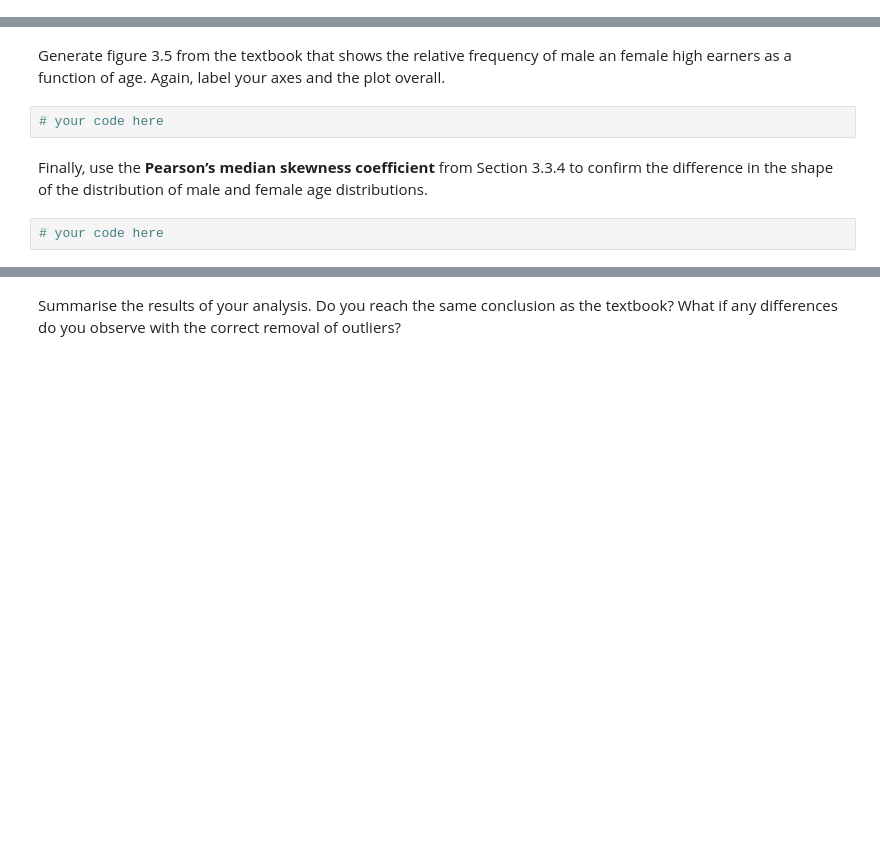
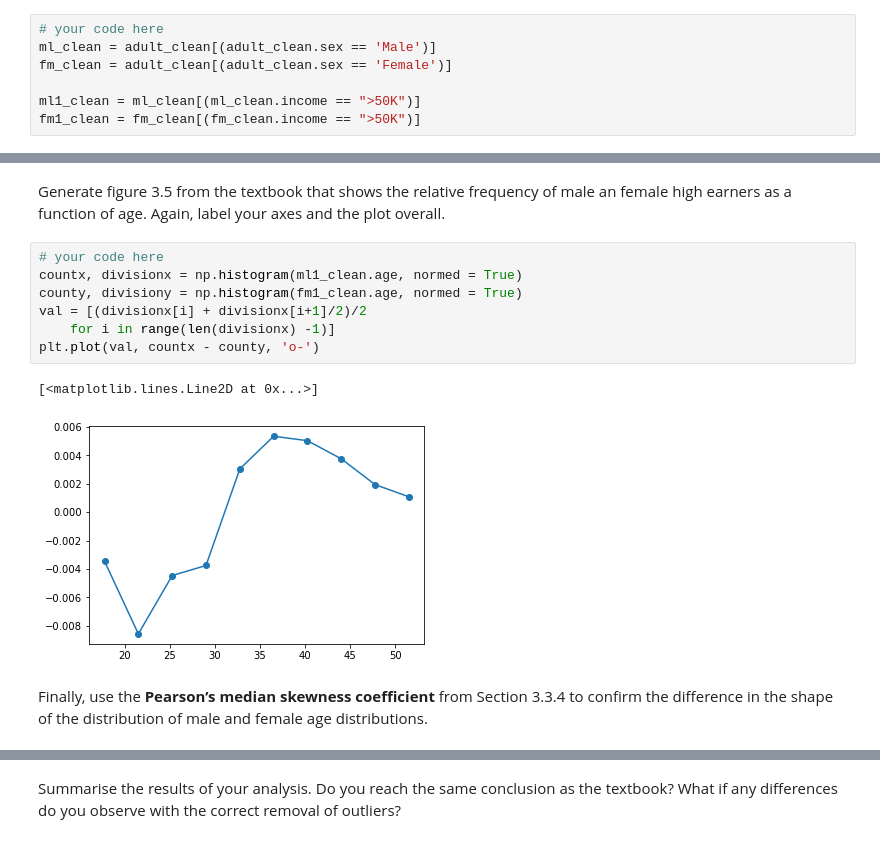
Before and after one commit to wonke2/Data-Science-Workshops, a Jupyter notebook: Workshop Week 3.ipynb, the cells around one changed output, grey strips where cells are left out. Drawn from its saved outputs; the diff is of its cells as text; blank space fills up the shorter version.

```diff
--- a/Workshop Week 3.ipynb
+++ b/Workshop Week 3.ipynb
@@ -107,0 +211,7 @@ Given this filtered dataset, repeat the analysis in the remainder of section 3.3
+# %%
+# your code here
+ml_clean = adult_clean[(adult_clean.sex == 'Male')]
+fm_clean = adult_clean[(adult_clean.sex == 'Female')]
+
+ml1_clean = ml_clean[(ml_clean.income == ">50K")]
+fm1_clean = fm_clean[(fm_clean.income == ">50K")]
@@ -108,8 +266,14 @@ Given this filtered dataset, repeat the analysis in the remainder of section 3.3
 # %% [markdown]
 Generate figure 3.5 from the textbook that shows the relative frequency of male an female high earners as a function of age.  Again, label your axes and the plot overall.
-# %%
-# your code here
+# %%
+# your code here
+countx, divisionx = np.histogram(ml1_clean.age, normed = True)
+county, divisiony = np.histogram(fm1_clean.age, normed = True)
+val = [(divisionx[i] + divisionx[i+1]/2)/2
+    for i in range(len(divisionx) -1)]
+plt.plot(val, countx - county, 'o-')
+# %% [output]
+[<matplotlib.lines.Line2D at 0x...>]
+[figure, added]
 # %% [markdown]
 Finally, use the **Pearson’s median skewness coefficient** from Section 3.3.4 to confirm the difference in the shape of the distribution of male and female age distributions.
-# %%
-# your code here
```
Also changed, not shown: parts of 28 cells of this notebook.
